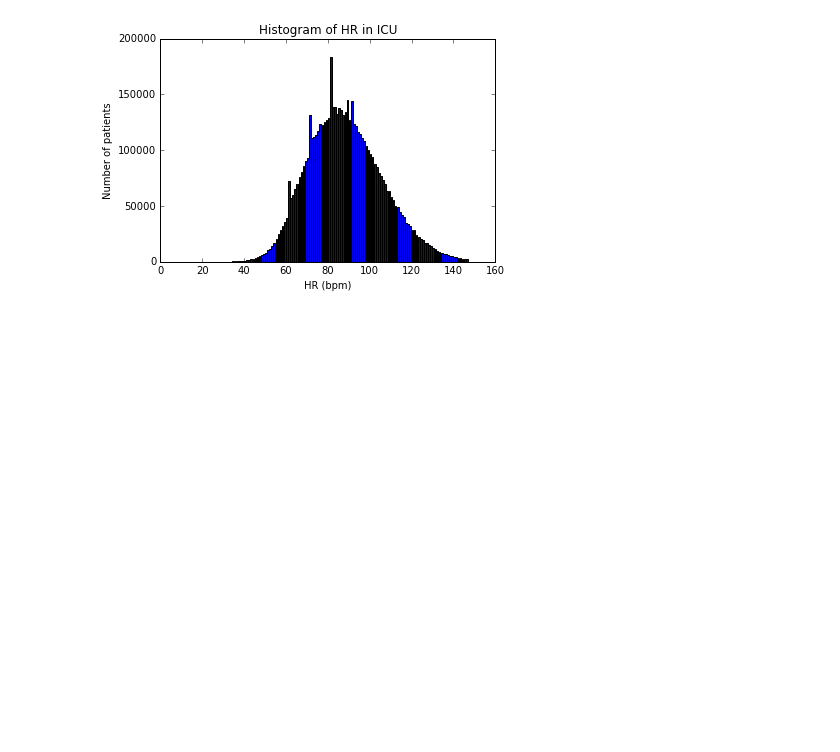
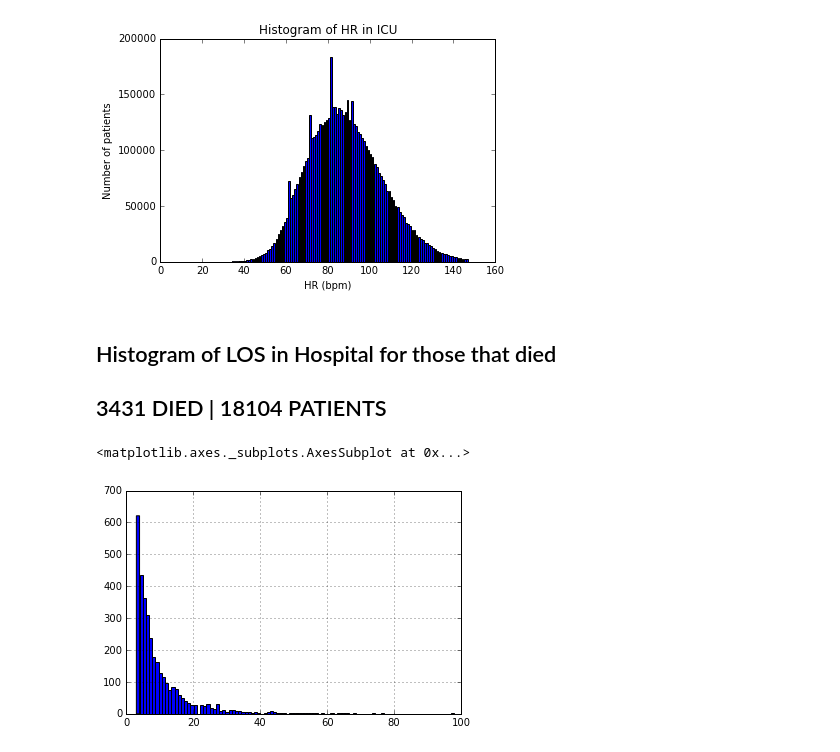
Before and after one commit to TimeForLime/mcnulty-five, a Jupyter notebook: sameh/Outputs_AND_Graphs.ipynb, the cells around one changed output. Cells and saved outputs as stored; diff of their text form; code cells hidden in the pictures; blank space fills up the shorter version.

Commit message:
Updated Database commands and Graphs to Include

```diff
--- a/sameh/Outputs_AND_Graphs.ipynb
+++ b/sameh/Outputs_AND_Graphs.ipynb
@@ -385,3 +385,16 @@ plt.ylabel("Number of patients")
 # %% [output]
 <matplotlib.text.Text at 0x...>
 [figure]
+# %% [markdown]
+## Histogram of LOS in Hospital for those that died
+## 3431 DIED | 18104 PATIENTS
+# %%
+import pickle
+with open('FINAL_patient_list.pkl', 'r') as f:
+        icu_df = pickle.load(f)
+# %%
+icu_df[icu_df['hospital_expire_flag'] == 1].los_icu.hist(bins = 100)
+#plt.xlim(0,20)
+# %% [output]
+<matplotlib.axes._subplots.AxesSubplot at 0x...>
+[figure, added]
```
Also changed, not shown: 1 other file.
